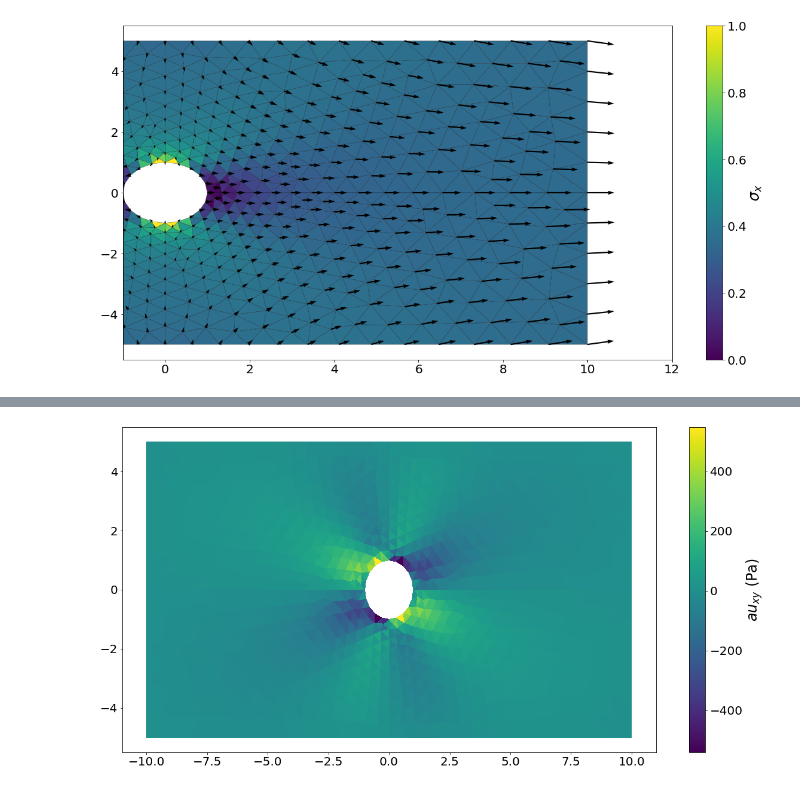
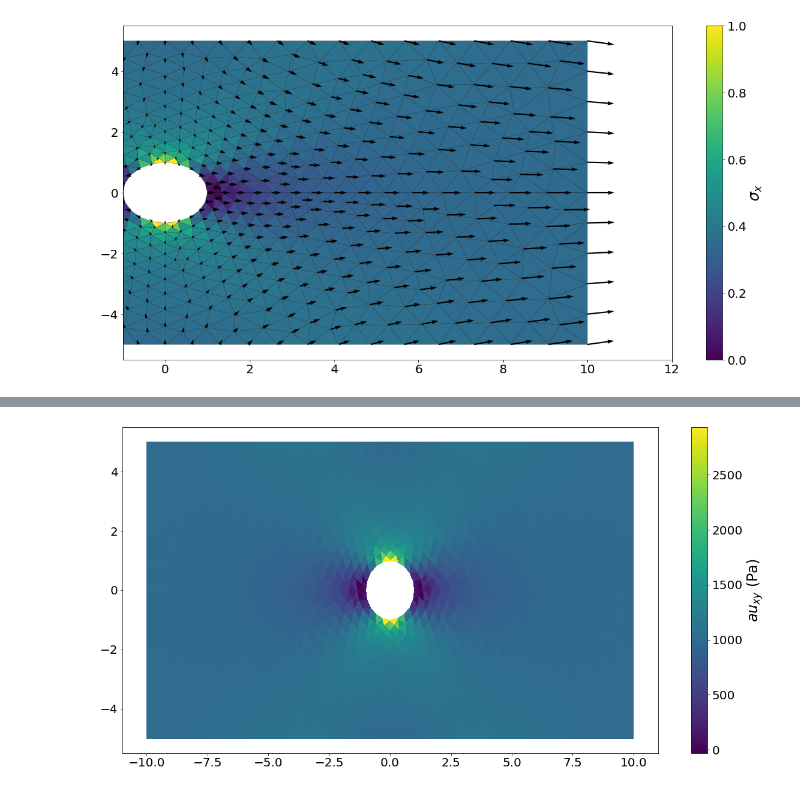
Before and after one commit to Modelizacion-de-Materiales/ModelizacionSolucionProblemas, a Jupyter notebook: Guia3-MEF02/Guia3-Python/Ejercicio2/Ejercicio2-Completo.ipynb, the cells around one changed output, grey strips where cells are left out. Drawn from its saved outputs; the diff is of its cells as text; code cells hidden in the pictures.

```diff
--- a/Guia3-MEF02/Guia3-Python/Ejercicio2/Ejercicio2-Completo.ipynb
+++ b/Guia3-MEF02/Guia3-Python/Ejercicio2/Ejercicio2-Completo.ipynb
@@ -78,5 +78,3 @@ le avisamos que ya estan todos los elementos geométricos:
 gmsh.model.geo.synchronize()
 # %%
 gmsh.model.mesh.embed(1, Ejesx+Ejesy, 2, S1)
-# %%
-gmsh.fltk.run()
@@ -134,5 +116,3 @@ Info    : Meshing 2D...
 Info    : Meshing surface 1 (Plane, Frontal-Delaunay)
 Info    : Done meshing 2D (Wall 0.0149403s, CPU 0.014154s)
 Info    : 677 nodes 1413 elements
-# %%
-gmsh.fltk.run()
@@ -383,6 +357,6 @@ cbar.set_label('$\sigma_x$')
 # %%
-plt.tripcolor(MN[:,0], MN[:,1], MC-MC.min(),facecolors=sigma[:,2])
+plt.tripcolor(MN[:,0], MN[:,1], MC-MC.min(),facecolors=sigma[:,0])
 cbar = plt.colorbar()
 cbar.set_label('$\tau_{xy}$ (Pa)')
 # %% [output]
-[figure, old version]
+[figure, new version]
```
Also changed, not shown: parts of 4 cells of this notebook.
